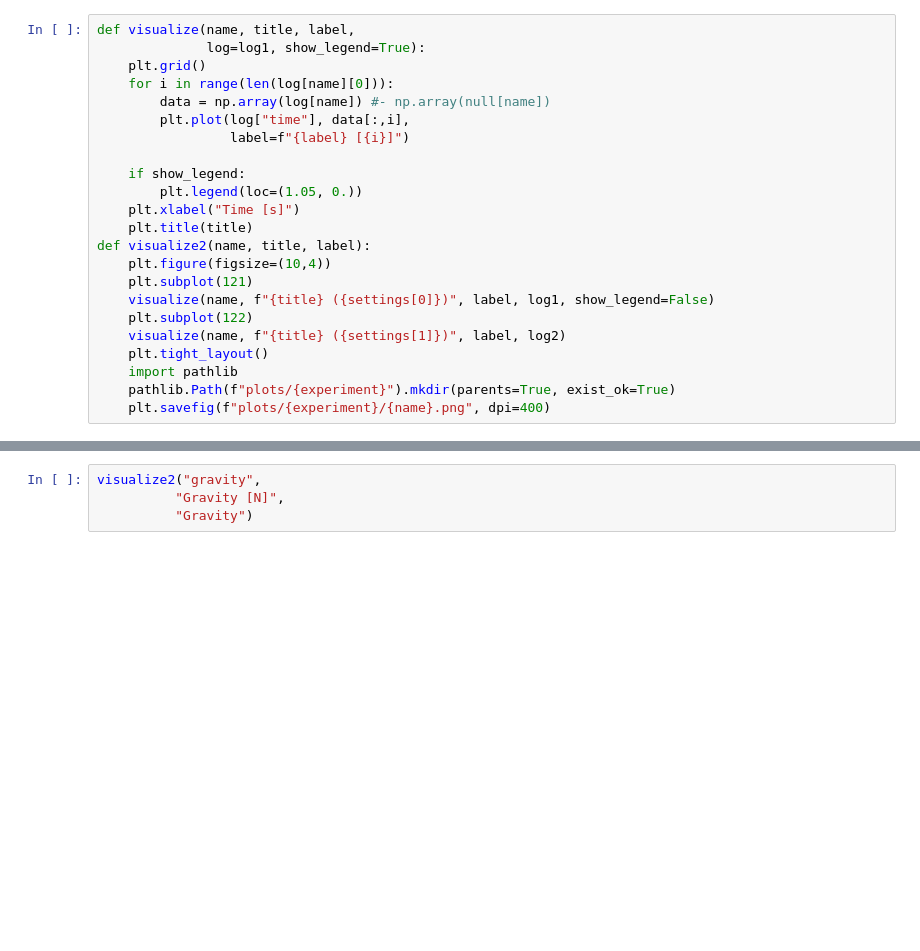
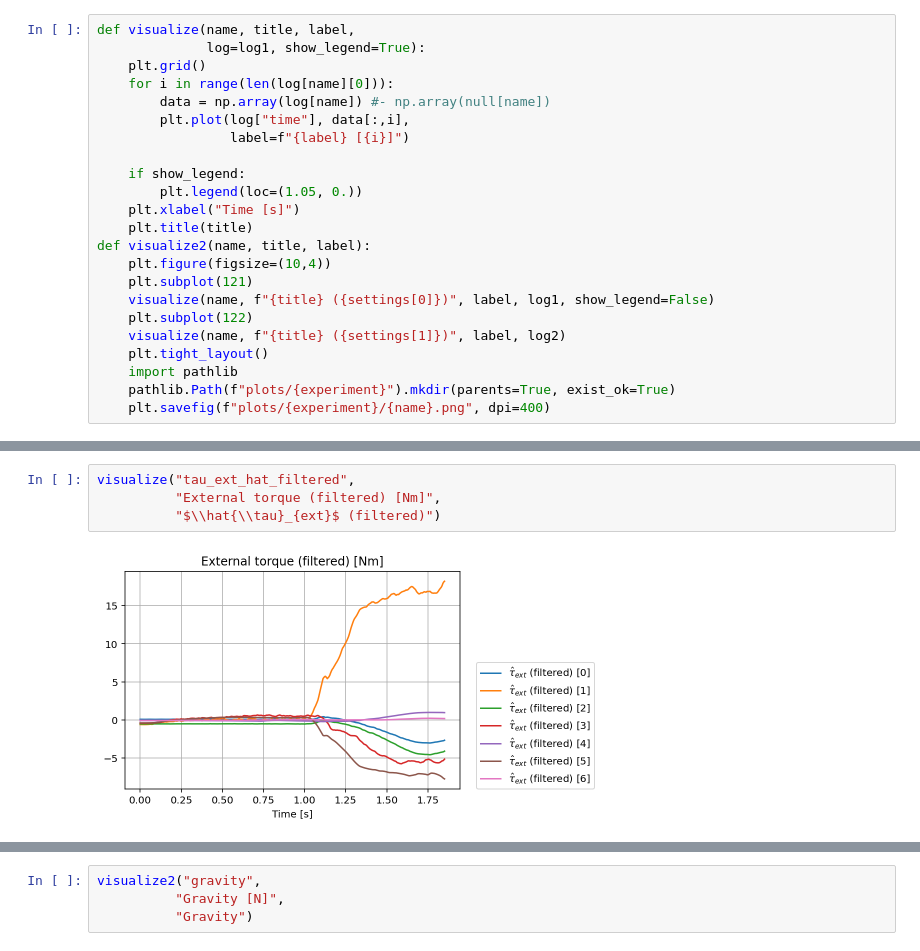
Before and after one commit to eric-heiden/panda-force, a Jupyter notebook: Plot Forces.ipynb, the cells around one changed output, grey strips where cells are left out. Cells and saved outputs as stored; diff of their text form; blank space fills up the shorter version.

```diff
--- a/Plot Forces.ipynb
+++ b/Plot Forces.ipynb
@@ -70,0 +100,6 @@ def visualize2(name, title, label):
+# %%
+visualize("tau_ext_hat_filtered",
+          "External torque (filtered) [Nm]",
+          "$\\hat{\\tau}_{ext}$ (filtered)")
+# %% [output]
+[figure, added]
```
Also changed, not shown: parts of 6 cells of this notebook, 7 other files.
